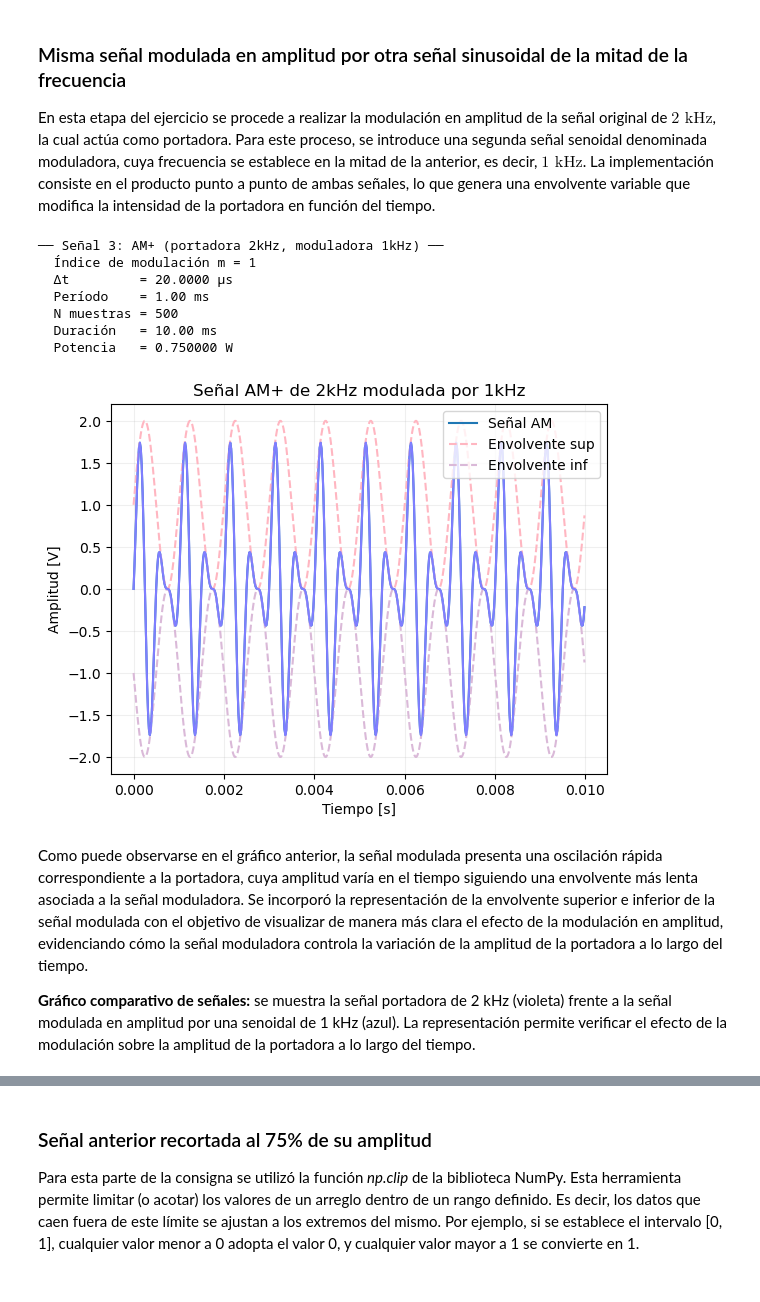
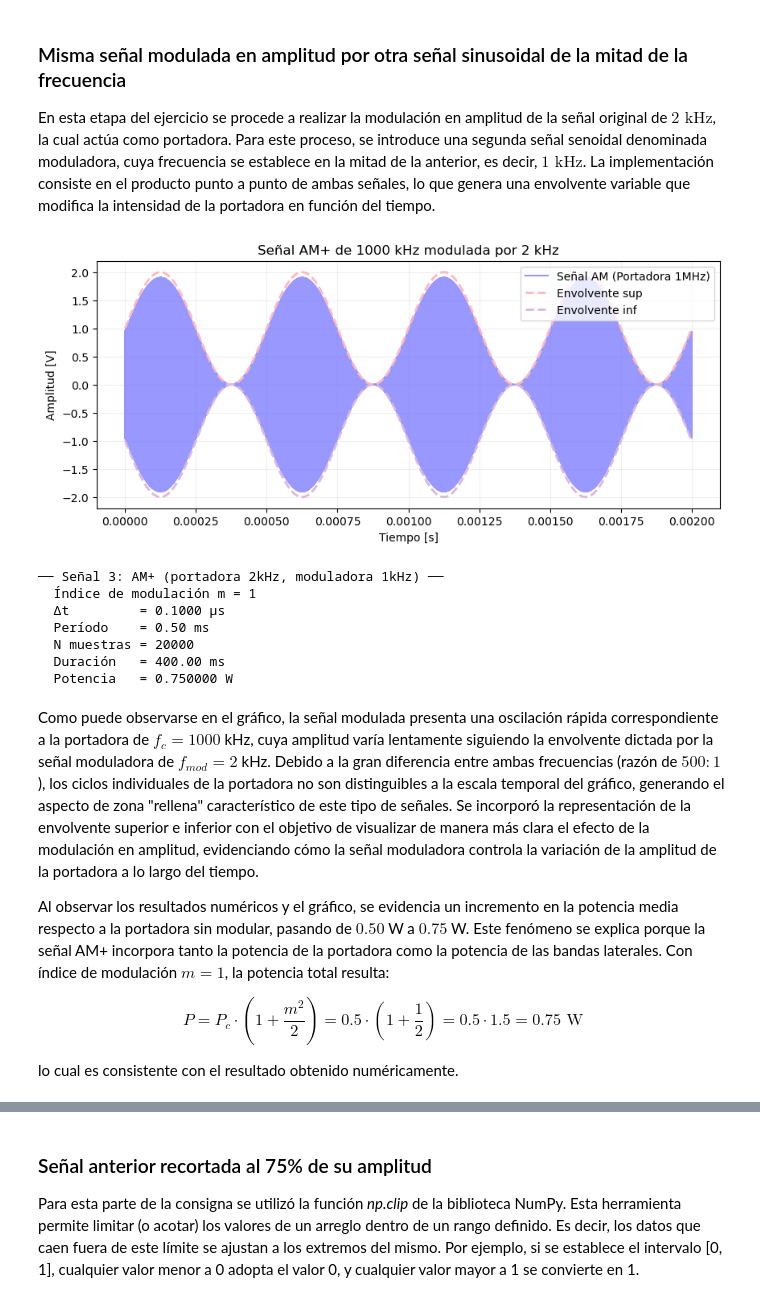
Before and after one commit to moradelacorte/APS, a Jupyter notebook: Mis_trabajos/TS1.ipynb, the cells around one changed output, grey strips where cells are left out. Drawn from its saved outputs; the diff is of its cells as text; code cells hidden in the pictures.

```diff
--- a/Mis_trabajos/TS1.ipynb
+++ b/Mis_trabajos/TS1.ipynb
@@ -187,53 +187,71 @@ En esta etapa del ejercicio se procede a realizar la modulación en amplitud de
 # %%
 import matplotlib.pyplot as plt
 
-ff_portadora  = 2000
-ff_moduladora = 1000   # mitad de la portadora
+ff_moduladora = 2000      # Señal original de 2 kHz
+ff_portadora = 1000e3     # Portadora de 1000 kHz (1 MHz)
 m = 1                  # índice de modulación (0 < m <= 1 para no sobremodular)
 
-N3 = int(10 / ff_moduladora * FS)   # 10 ciclos de la señal más lenta
+FS_mod = 10e6
 
-tt3, portadora   = mi_funcion_sen(vmax=1, dc=0, ff=ff_portadora,  ph=0, nn=N3, fs=FS)
-tt3,  moduladora  = mi_funcion_sen(vmax=1, dc=0, ff=ff_moduladora, ph=0, nn=N3, fs=FS)
+N3 = int((4 / ff_moduladora) * FS_mod)
+
+tt3, portadora = mi_funcion_sen(vmax=1, dc=0, ff=ff_portadora, ph=0, nn=N3, fs=FS_mod)
+tt3, moduladora = mi_funcion_sen(vmax=1, dc=0, ff=ff_moduladora, ph=0, nn=N3, fs=FS_mod)
 
 # AM+: envolvente nunca cruza cero → sin sobremodulación
 xx3 = (1 + m * moduladora) * portadora
 
 P3 = potencia_media(xx3)
+envolvente = 1 + m * moduladora
 
-envolvente = 1 + m * moduladora
-plt.plot(tt3, xx3, label="Señal AM")
+plt.figure(figsize=(10, 4))
+plt.plot(tt3, xx3, color='#7F7EFF', label="Señal AM (Portadora 1MHz)", alpha=0.8)
+plt.plot(tt3, envolvente, '--', color='#FFB6C1', label="Envolvente sup", linewidth=2)
+plt.plot(tt3, -envolvente, '--', color='#DAB9D8', label="Envolvente inf", linewidth=2)
 
-plt.plot(tt3, envolvente, '--', color='#FFB6C1', label="Envolvente sup")
-plt.plot(tt3, -envolvente, '--', color='#DAB9D8', label="Envolvente inf")
-
+plt.xlabel("Tiempo [s]")
+plt.ylabel("Amplitud [V]")
+plt.title("Señal AM+ de 1000 kHz modulada por 2 kHz")
 plt.legend()
+plt.grid(True, alpha=0.2)
+plt.show()
 
 print("── Señal 3: AM+ (portadora 2kHz, moduladora 1kHz) ──")
 print(f"  Índice de modulación m = {m}")
-print(f"  Δt         = {TS*1e6:.4f} µs")
+TS_mod = 1/FS_mod
+print(f"  Δt         = {TS_mod*1e6:.4f} µs")
 print(f"  Período    = {1/ff_moduladora*1e3:.2f} ms")
 print(f"  N muestras = {N3}")
 print(f"  Duración   = {N3*TS*1e3:.2f} ms")
 print(f"  Potencia   = {P3:.6f} W ")
-
-plt.plot(tt3, xx3, color='#7F7EFF')
-plt.xlabel("Tiempo [s]")
-plt.ylabel("Amplitud [V]")
-plt.title("Señal AM+ de 2kHz modulada por 1kHz")
-plt.grid(True, alpha=0.2)
-plt.show()
 # %% [output]
+[figure, new version]
 ── Señal 3: AM+ (portadora 2kHz, moduladora 1kHz) ──
   Índice de modulación m = 1
-  Δt         = 20.0000 µs
-  Período    = 1.00 ms
-  N muestras = 500
-  Duración   = 10.00 ms
+  Δt         = 0.1000 µs
+  Período    = 0.50 ms
+  N muestras = 20000
+  Duración   = 400.00 ms
   Potencia   = 0.750000 W
-[figure, old version]
 # %% [markdown]
-Como puede observarse en el gráfico anterior, la señal modulada presenta una oscilación rápida correspondiente a la portadora, cuya amplitud varía en el tiempo siguiendo una envolvente más lenta asociada a la señal moduladora. Se incorporó la representación de la envolvente superior e inferior de la señal modulada con el objetivo de visualizar de manera más clara el efecto de la modulación en amplitud, evidenciando cómo la señal moduladora controla la variación de la amplitud de la portadora a lo largo del tiempo.
 
+Como puede observarse en el gráfico, la señal modulada presenta una oscilación rápida
+correspondiente a la portadora de $f_c = 1000$ kHz, cuya amplitud varía lentamente
+siguiendo la envolvente dictada por la señal moduladora de $f_{mod} = 2$ kHz.
+Debido a la gran diferencia entre ambas frecuencias (razón de $500:1$), los ciclos
+individuales de la portadora no son distinguibles a la escala temporal del gráfico,
+generando el aspecto de zona "rellena" característico de este tipo de señales.
+Se incorporó la representación de la envolvente superior e inferior con el objetivo
+de visualizar de manera más clara el efecto de la modulación en amplitud, evidenciando
+cómo la señal moduladora controla la variación de la amplitud de la portadora a lo
+largo del tiempo.
 
-**Gráfico comparativo de señales:** se muestra la señal portadora de 2 kHz (violeta) frente a la señal modulada en amplitud por una senoidal de 1 kHz (azul). La representación permite verificar el efecto de la modulación sobre la amplitud de la portadora a lo largo del tiempo.
+Al observar los resultados numéricos y el gráfico, se evidencia un incremento en la
+potencia media respecto a la portadora sin modular, pasando de $0.50$ W a $0.75$ W.
+Este fenómeno se explica porque la señal AM+ incorpora tanto la potencia de la portadora
+como la potencia de las bandas laterales. Con índice de modulación $m = 1$, la potencia
+total resulta:
+
+$$P = P_c \cdot \left(1 + \frac{m^2}{2}\right) = 0.5 \cdot \left(1 + \frac{1}{2}\right) = 0.5 \cdot 1.5 = 0.75 \text{ W}$$
+
+lo cual es consistente con el resultado obtenido numéricamente.
```
Also changed, not shown: parts of 14 cells of this notebook, 1 other file.
